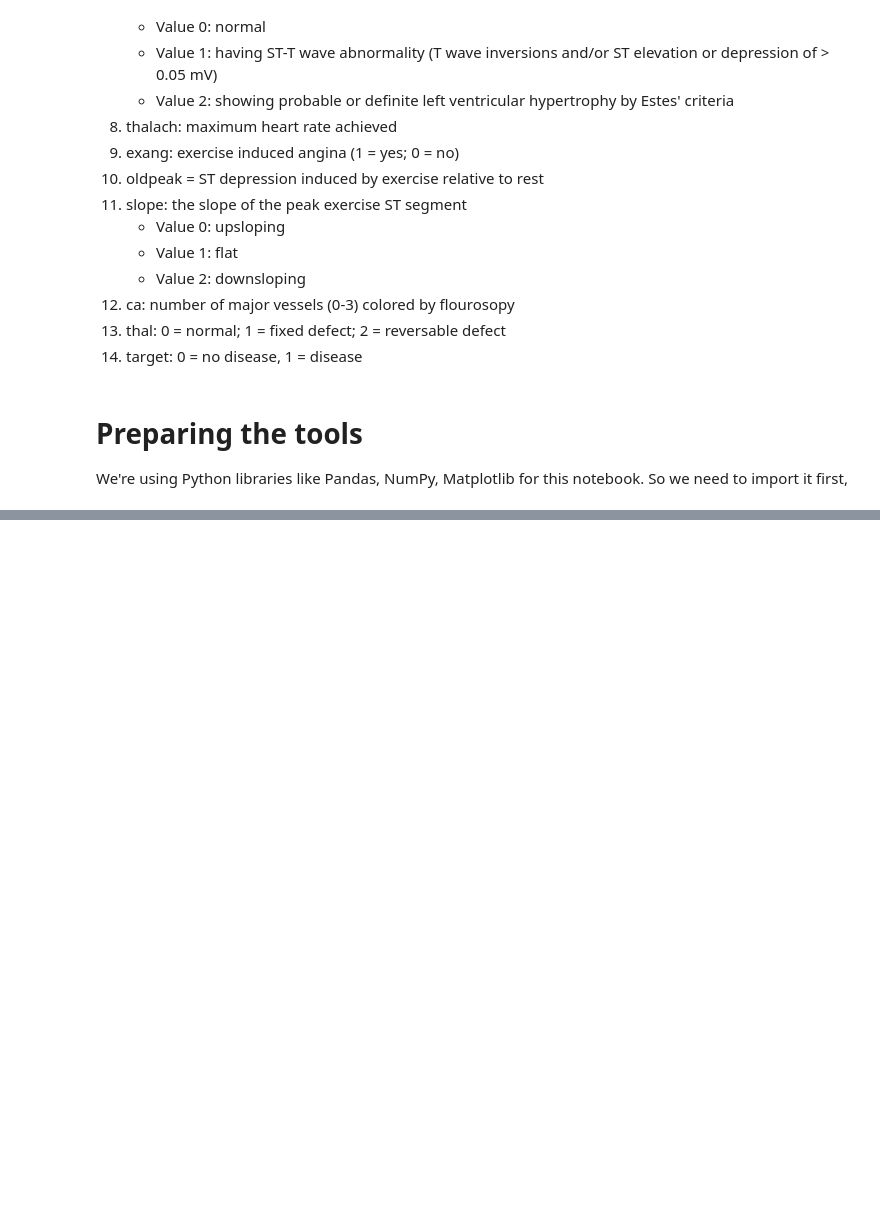
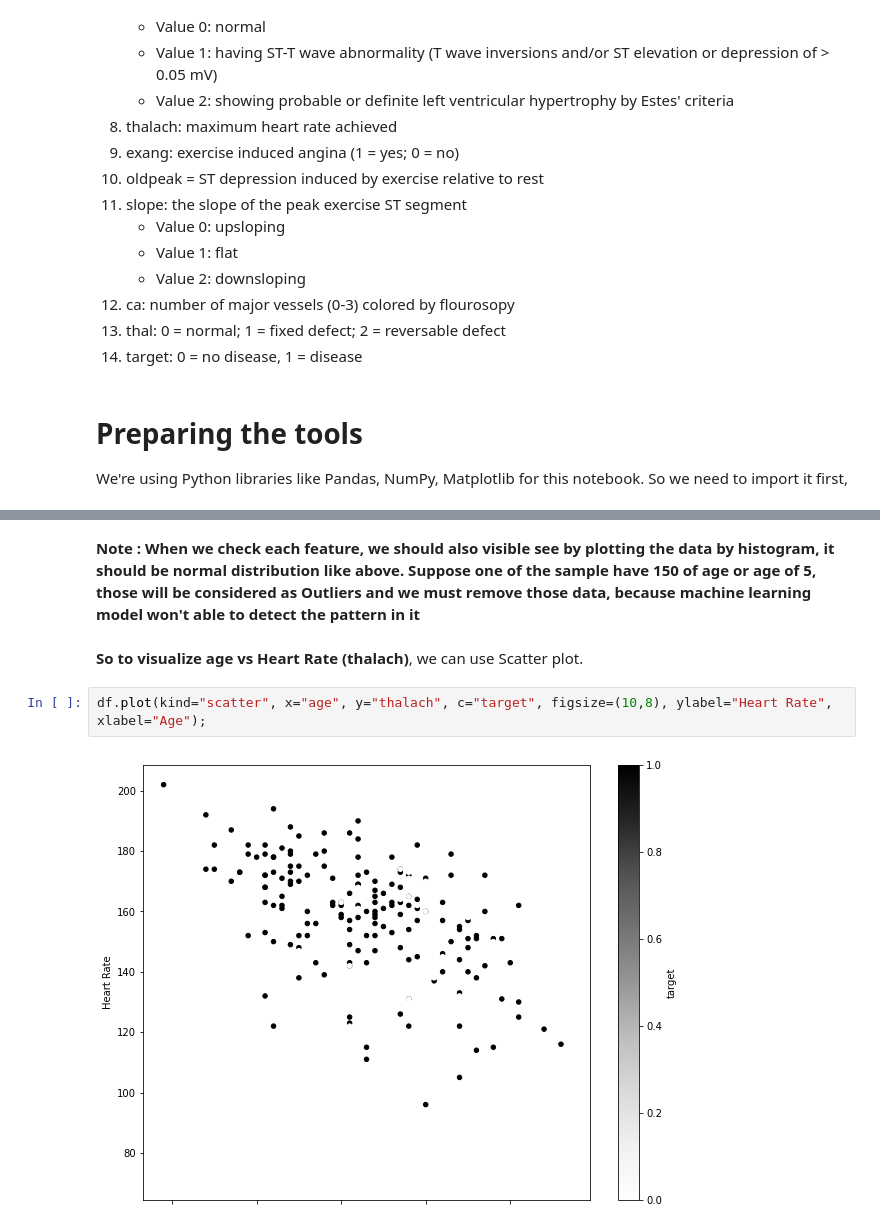
Before and after one commit to SaketMunda/heart-disease-ml-project, a Jupyter notebook: end-to-end-heart-disease-classification.ipynb, the cells around one changed output, grey strips where cells are left out. Saved outputs shown, nothing was run; the diff lists cells and outputs as text; blank space fills up the shorter version.

```diff
--- a/end-to-end-heart-disease-classification.ipynb
+++ b/end-to-end-heart-disease-classification.ipynb
@@ -86,0 +221,8 @@ ModuleNotFoundError: No module named 'seaborn'
+# %% [markdown]
+**Note : When we check each feature, we should also visible see by plotting the data by histogram, it should be normal distribution like above. Suppose one of the sample have 150 of age or age of 5, those will be considered as Outliers and we must remove those data, because machine learning model won't able to detect the pattern in it**
+# %% [markdown]
+**So to visualize age vs Heart Rate (thalach)**, we can use Scatter plot.
+# %%
+df.plot(kind="scatter", x="age", y="thalach", c="target", figsize=(10,8), ylabel="Heart Rate", xlabel="Age");
+# %% [output]
+[figure, added]
```
Also changed, not shown: parts of 34 cells of this notebook.
